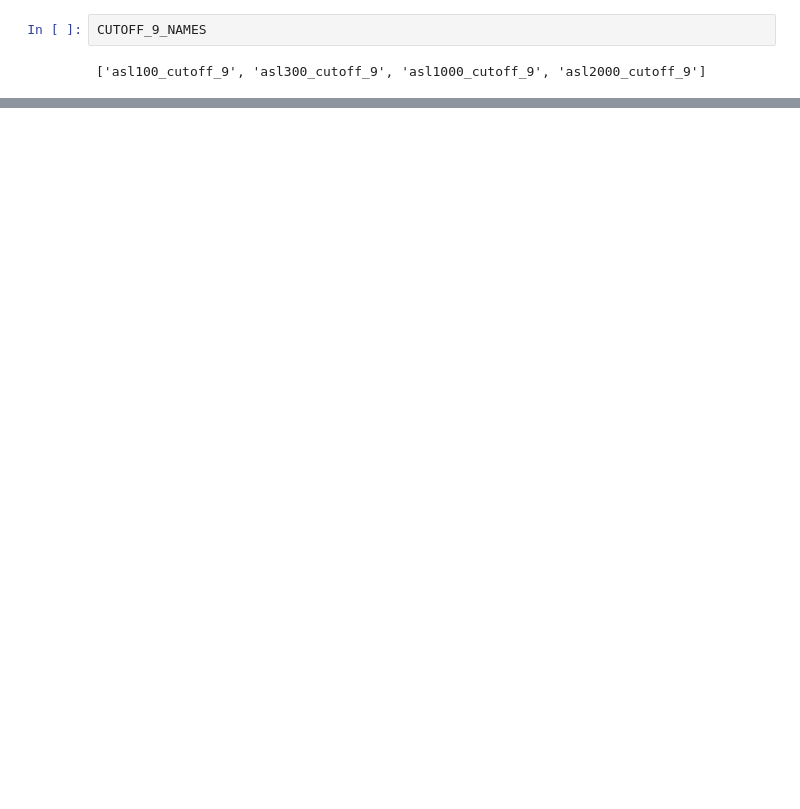
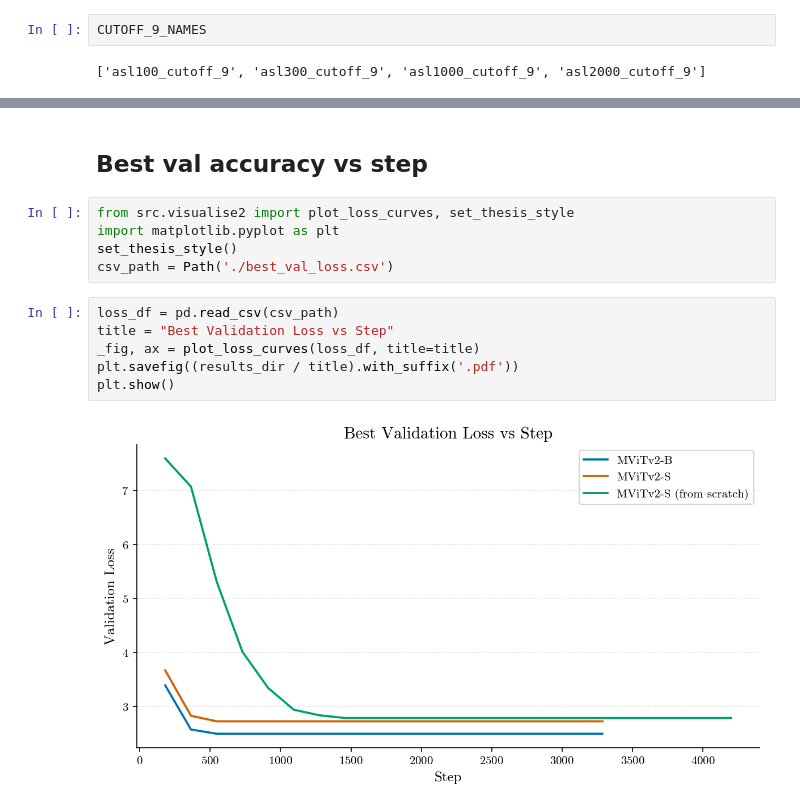
Before and after one commit to 0p3nTheSauce/SLR, a Jupyter notebook: src/results/sacair_2026/results.ipynb, the cells around one changed output, grey strips where cells are left out. Drawn from its saved outputs; the diff is of its cells as text; blank space fills up the shorter version.

```diff
--- a/src/results/sacair_2026/results.ipynb
+++ b/src/results/sacair_2026/results.ipynb
@@ -154,3 +153,18 @@ MViTv2_B_32x3_r & 16 & 71.71 & 89.15 & 94.19 & 1.19 \\
 \bottomrule
 \end{tabular}
 \end{table}
+# %% [markdown]
+## Best val accuracy vs step
+# %%
+from src.visualise2 import plot_loss_curves, set_thesis_style
+import matplotlib.pyplot as plt
+set_thesis_style()
+csv_path = Path('./best_val_loss.csv')
+# %%
+loss_df = pd.read_csv(csv_path)
+title = "Best Validation Loss vs Step"
+_fig, ax = plot_loss_curves(loss_df, title=title)
+plt.savefig((results_dir / title).with_suffix('.pdf'))
+plt.show()
+# %% [output]
+[figure, added]
```
Also changed, not shown: parts of 4 cells of this notebook, 9 other files.
